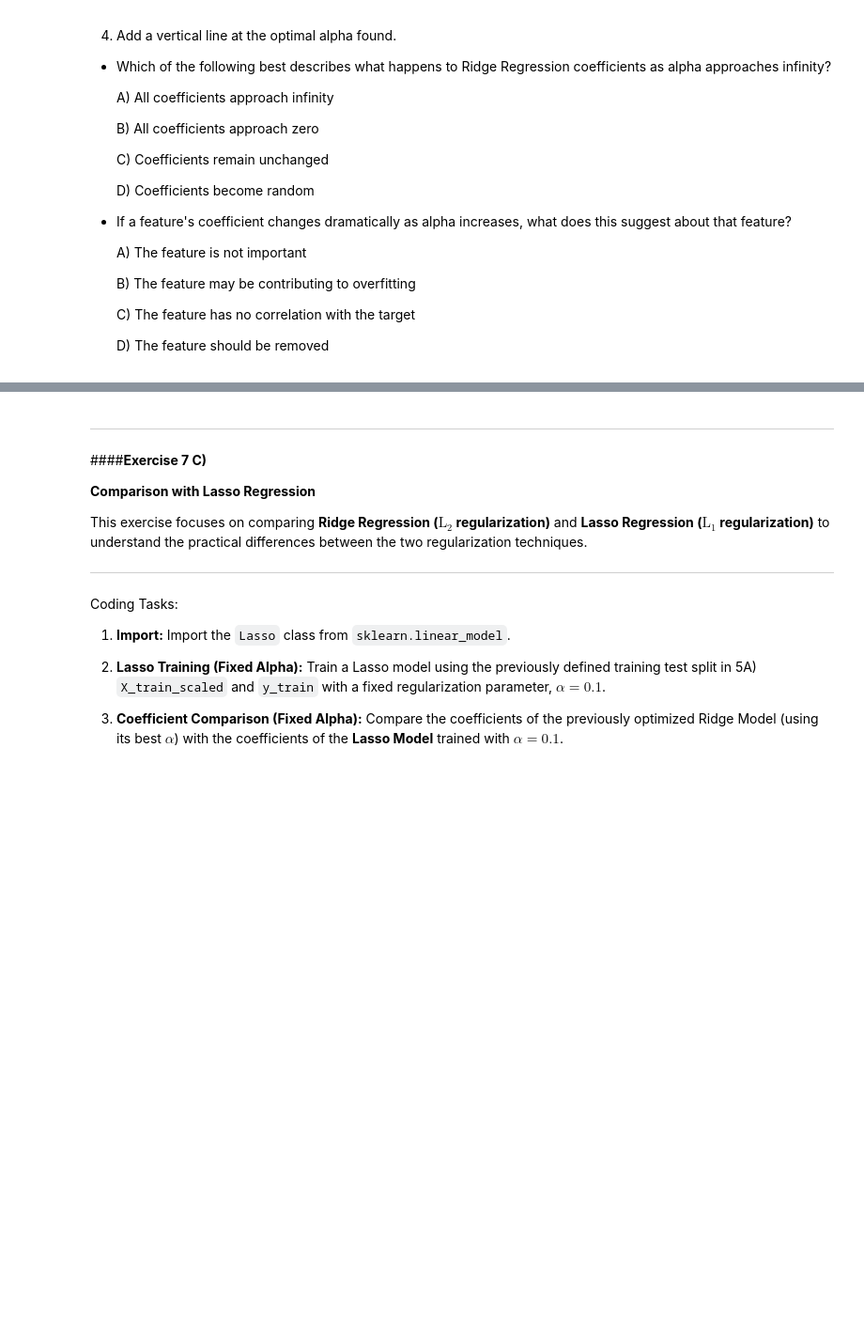
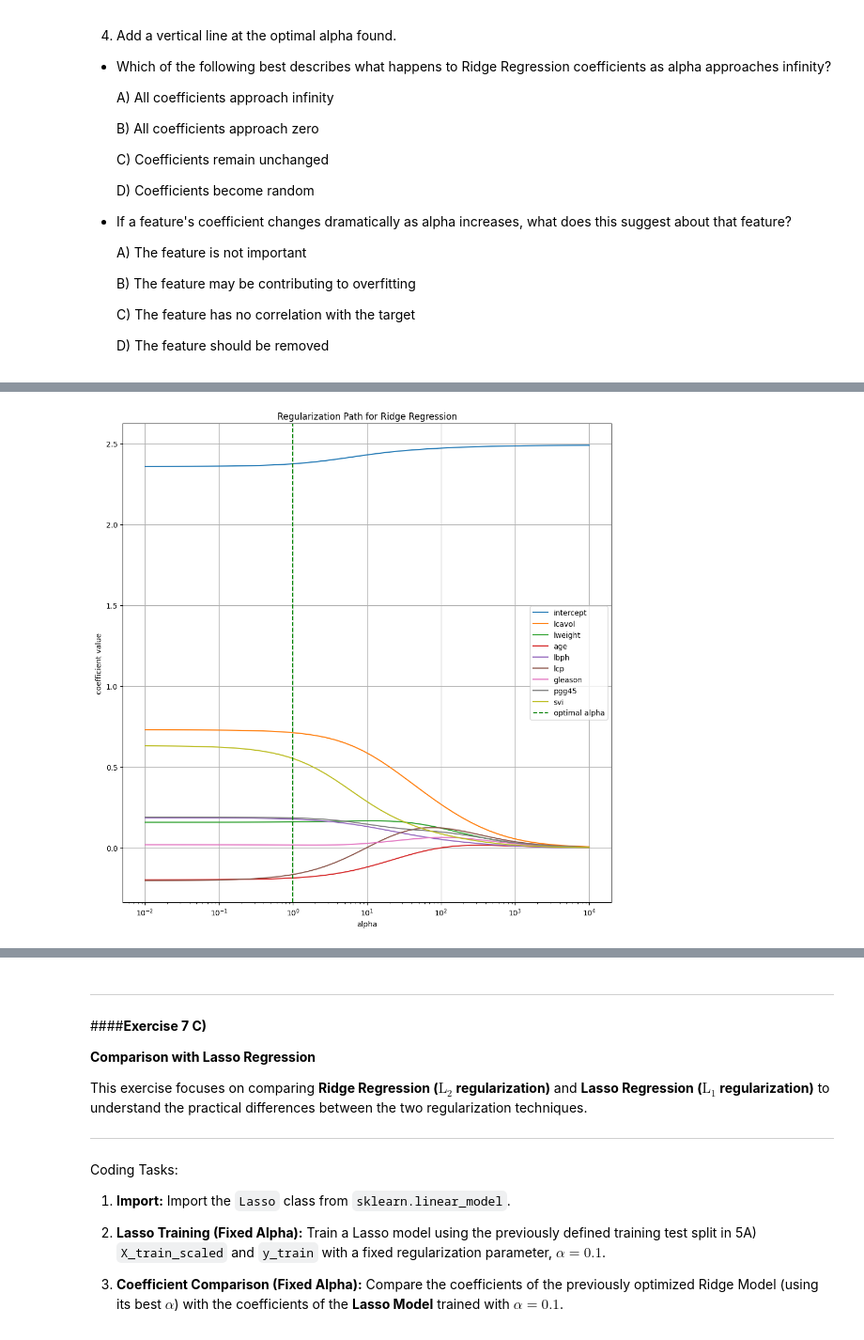
Before and after one commit to Sergei-N-Fedorov/Data_Analysis, a Jupyter notebook: Sergei_Fedorov_DAKD_2025_exercise_2.ipynb, the cells around one changed output, grey strips where cells are left out. Shown: that part at 94% size. Drawn from its saved outputs; the diff is of its cells as text; code cells hidden in the pictures; blank space fills up the shorter version.

```diff
--- a/Sergei_Fedorov_DAKD_2025_exercise_2.ipynb
+++ b/Sergei_Fedorov_DAKD_2025_exercise_2.ipynb
@@ -1112,0 +1156,20 @@ Visualize how coefficients change as the regularization strength (alpha) varies.
+# %%
+### Code - Regularization Path Analysis
+
+# Define a range of alpha values
+alpha50 = np.logspace(-2, 4, num=50)
+
+# Dictionary for storing coefficients
+coef_alph = {}
+coef_fnames = ['intercept'] + X_train_scaled.columns.tolist()
+
+# Fitting the model for each alpha
+for alpha in alpha50:
+    ridge = Ridge(alpha = alpha, random_state = 2025)
+    ridge.fit(X_train_scaled, y_train)
+    coef_alph[alpha] = [ridge.intercept_]    # collecting the coefficients
+    coef_alph[alpha] += ridge.coef_.tolist()
+
+coef_df = pd.DataFrame(coef_alph)   # DataFrame for plotting
+coef_df.index = coef_fnames
+coef_df.iloc[: , [0,8,16,25,33,41,49]]
@@ -1112,0 +1187,20 @@ Visualize how coefficients change as the regularization strength (alpha) varies.
+# %%
+# Plot coefficient paths
+
+plt.figure(figsize=(10, 10))
+for feat in coef_df.index:
+    plt.plot(alpha50, coef_df.loc[feat], label=feat)
+plt.xscale('log')
+plt.xlabel('alpha')
+plt.ylabel('coefficient value')
+plt.title('Regularization Path for Ridge Regression')
+plt.grid(True)
+
+# Add vertical line at optimal alpha
+plt.axvline(x = best_alpha, linestyle = '--', color = 'green', label = 'optimal alpha')
+
+plt.legend()
+plt.tight_layout()
+plt.show()
+# %% [output]
+[figure, added]
```
Also changed, not shown: parts of 21 cells of this notebook.
